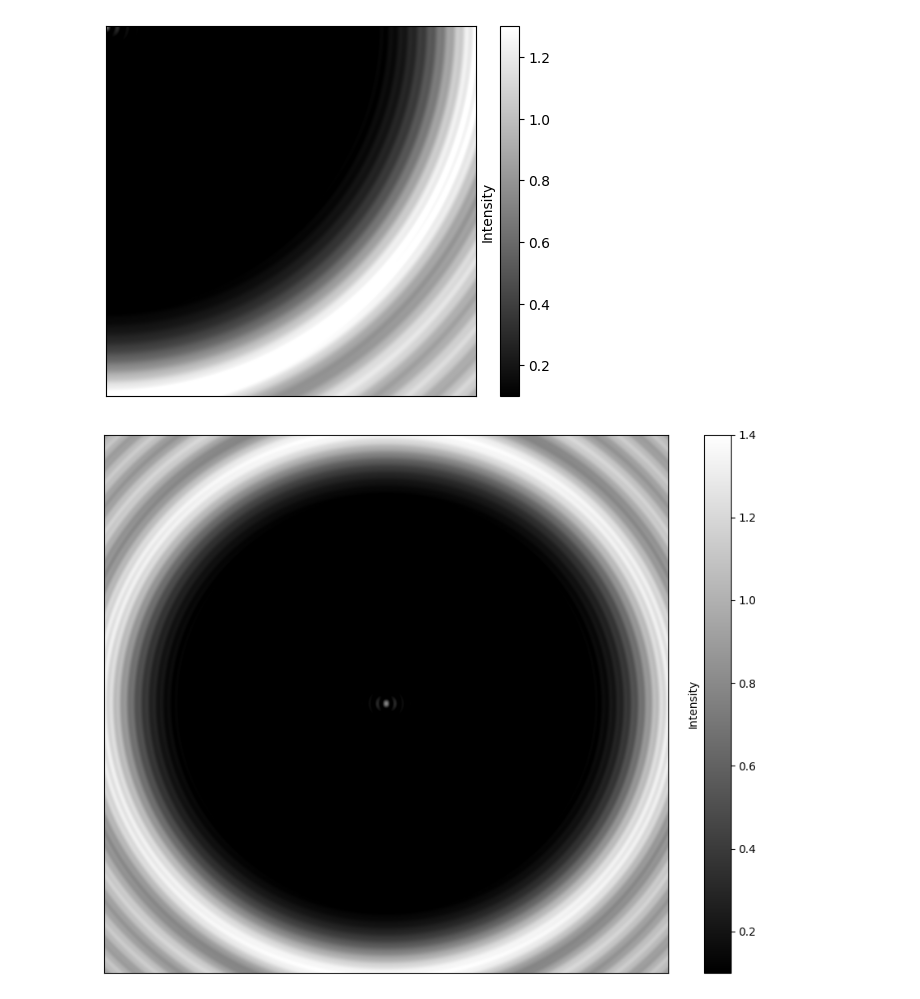
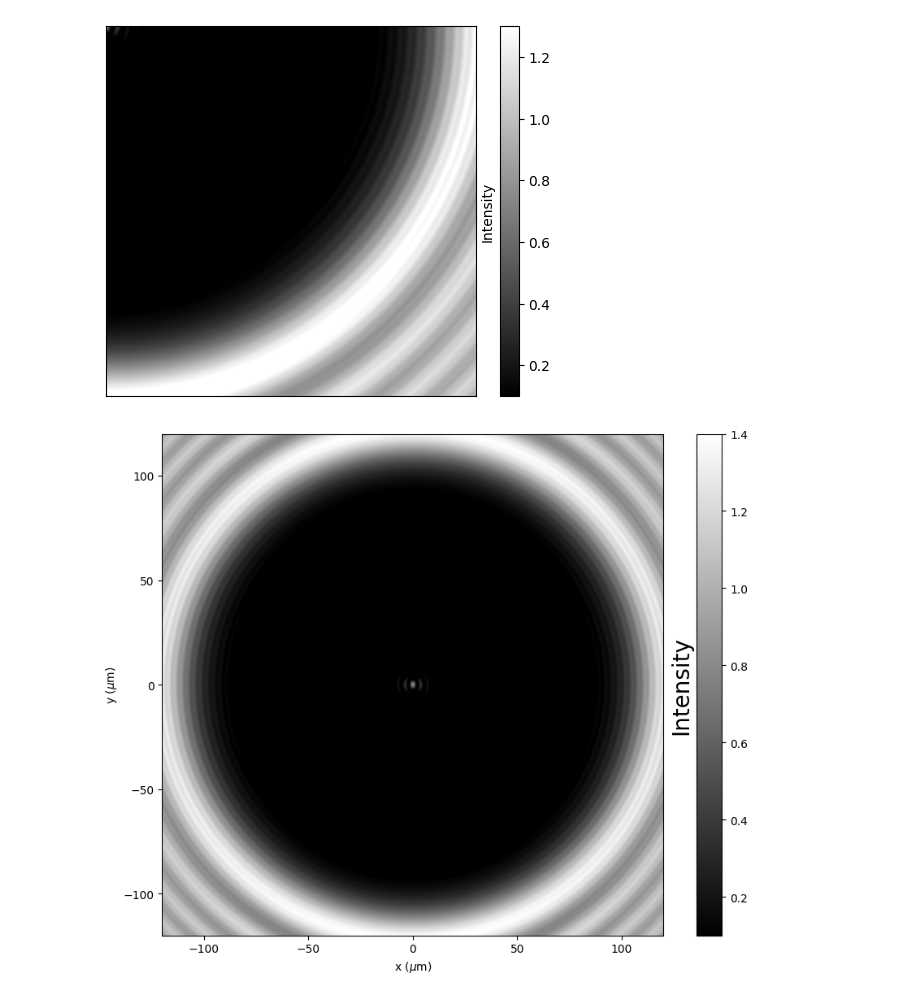
Before and after one commit to PassosSouza/MieBrightSpot, a Jupyter notebook: MieFigure.ipynb, the cells around one changed output. Saved outputs shown, nothing was run; the diff lists cells and outputs as text; code cells hidden in the pictures.

```diff
--- a/MieFigure.ipynb
+++ b/MieFigure.ipynb
@@ -254,8 +252,8 @@ def E_SCATnm(n, a_n, b_n, k, r, theta, phi):
     Pn1 = lpmv(1,n+1,np.cos(theta))
     Pn = lpmv(1,n,np.cos(theta))
 
-    Gn = 1j**(n)
-    prefac = -Gn/(n*(n+1)) * (2*n+1)*1j
+    Gn = 1j**(n+1)
+    prefac = -Gn* (2*n+1)/(n*(n+1))
 
     term_r = -a_n/kr * hn  *Pn*n*(n+1)*np.cos(phi)
 
@@ -477,14 +463,14 @@ plt.xticks([])
 **Even see the Bright spot effect**
 # %%
 # Constants
-N = 1000
+N = 2000
 wavelength = 0.632
 radius = 100
 k = 2 * np.pi / wavelength
 x_value = k * radius
 M = 1.4482/1#1 / 1.4482
 #y=0
-x= np.linspace(0.0001,120,600)
+x= np.linspace(0.0001,1.2*radius,450)
 x,y = np.meshgrid(x,x)
 
 z = 1000
@@ -494,9 +480,9 @@ EE_sca = 0  # Initialize the electric field array
 
 for i in range(1,N):
     a_nm, b_nm = MieCoefCond2(x_value, i)
-
+    if np.isnan(np.abs(a_nm)) or np.isnan(np.abs(b_nm)) :
+        print('Limit Achived')
+        break
     # Calculate the scattered electric field for both m=1 and m=-1
     EE_sca = EE_sca+ E1_SCATnm(i, a_nm, b_nm, k,  x, y, z)
-
-print(EE_sca)
 # %% [output]
@@ -520,5 +490,5 @@ print(EE_sca)
 # %%
-n=600
+n=450
 EE_inc = np.array([np.ones(n*n).reshape(n,n)*np.exp(1j*k*z),
                    0*np.ones(n*n).reshape(n,n),
                    0*np.ones(n*n).reshape(n,n)])
@@ -540,23 +510,25 @@ cbar.ax.yaxis.set_label_position("left")  # Ensure the label is on the right sid
 # %%
 # Mirror the data along both axes
 UU_full = np.block([
     [np.flip(np.flip(UU, axis=0), axis=1), np.flip(UU, axis=0)],
     [np.flip(UU, axis=1), UU]
 ])
 
 fig = plt.subplots(figsize=(9,7))
 # Plot the full figure
-img = plt.imshow(UU_full, cmap='gray',aspect='auto', vmin=0.1, vmax=1.4)
-plt.yticks([])
-plt.xticks([])
-
+img = plt.imshow(UU_full, cmap='gray',aspect='equal', vmin=0.1, vmax=1.4,
+                 extent=[-1.2 * radius, 1.2 * radius, -1.2 * radius, 1.2 * radius])
+#plt.yticks([])
+#plt.xticks([])
+plt.xlabel(r'x ($\mu$m)')
+plt.ylabel(r'y ($\mu$m)')
 
 cbar = plt.colorbar(img)
-cbar.set_label("Intensity")  # Adjust the distance and position
+cbar.set_label("Intensity",fontsize=20)  # Adjust the distance and position
 cbar.ax.yaxis.set_label_position("left")  # Ensure the label is on the right side
 # Save the figure
 plt.tight_layout()
-plt.savefig('Mie.pdf', dpi=300)
+plt.savefig('Mie.svg', dpi=300)
 plt.show()
 # %% [output]
-[figure, old version]
+[figure, new version]
```
Also changed, not shown: parts of 7 cells of this notebook, 2 other files.
